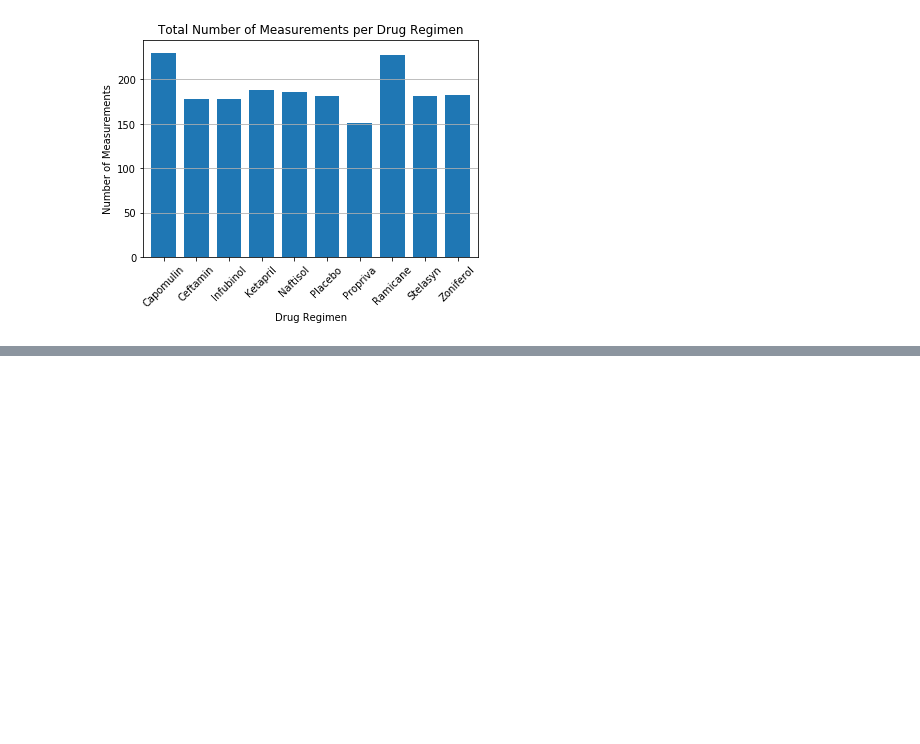
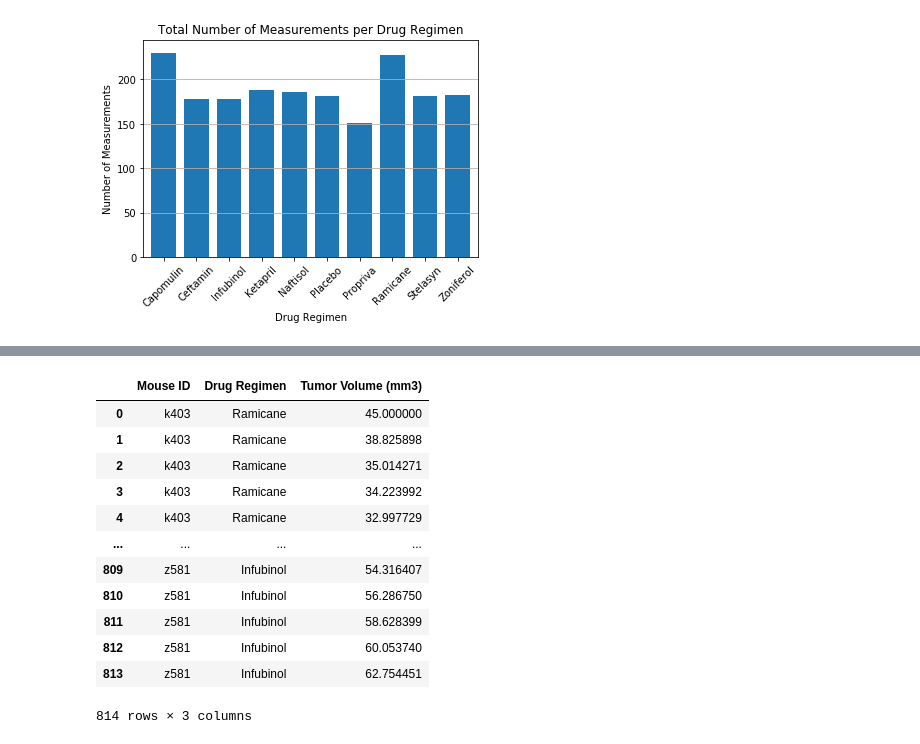
Before and after one commit to juliabrunett/matplotlib-challenge, a Jupyter notebook: Pymaceuticals/pymaceuticals.ipynb, the cells around one changed output, grey strips where cells are left out. Saved outputs shown, nothing was run; the diff lists cells and outputs as text; code cells hidden in the pictures; blank space fills up the shorter version.

Commit message:
Added code for 4 regimens

```diff
--- a/Pymaceuticals/pymaceuticals.ipynb
+++ b/Pymaceuticals/pymaceuticals.ipynb
@@ -283,0 +296,23 @@ plt.show()
+# %%
+# Find 4 promising regimens and isolate into a dataframe
+promising_regimens = merged_df.loc[(merged_df["Drug Regimen"] == "Capomulin") | (merged_df["Drug Regimen"] == "Ramicane") |
+                              (merged_df["Drug Regimen"] == "Infubinol") | (merged_df["Drug Regimen"] == "Ceftamin"), :]
+promising_regimens = promising_regimens.reset_index()
+
+promising_regimens = promising_regimens[["Mouse ID", "Drug Regimen", "Tumor Volume (mm3)"]]
+
+promising_regimens
+# %% [output]
+|  | Mouse ID | Drug Regimen | Tumor Volume (mm3) |
+| 0 | k403 | Ramicane | 45.000000 |
+| 1 | k403 | Ramicane | 38.825898 |
+| 2 | k403 | Ramicane | 35.014271 |
+| 3 | k403 | Ramicane | 34.223992 |
+| 4 | k403 | Ramicane | 32.997729 |
+| ... | ... | ... | ... |
+| 809 | z581 | Infubinol | 54.316407 |
+| 810 | z581 | Infubinol | 56.286750 |
+| 811 | z581 | Infubinol | 58.628399 |
+| 812 | z581 | Infubinol | 60.053740 |
+| 813 | z581 | Infubinol | 62.754451 |
+814 rows × 3 columns
```
Also changed, not shown: parts of 28 cells of this notebook.
